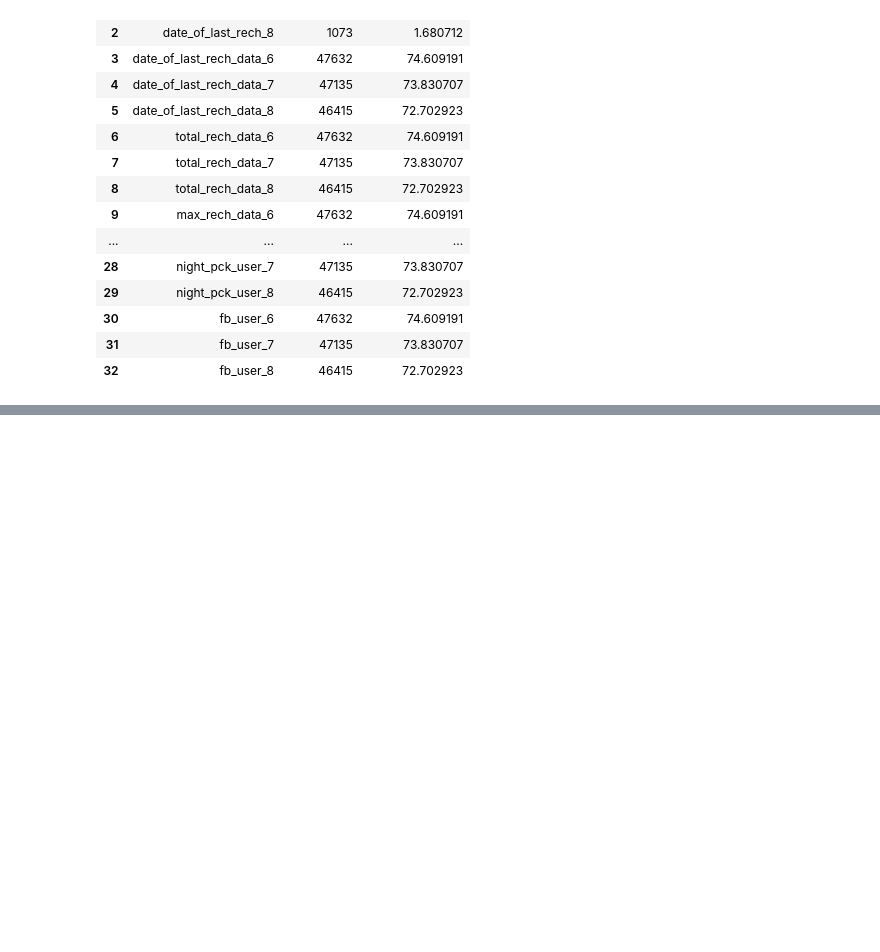
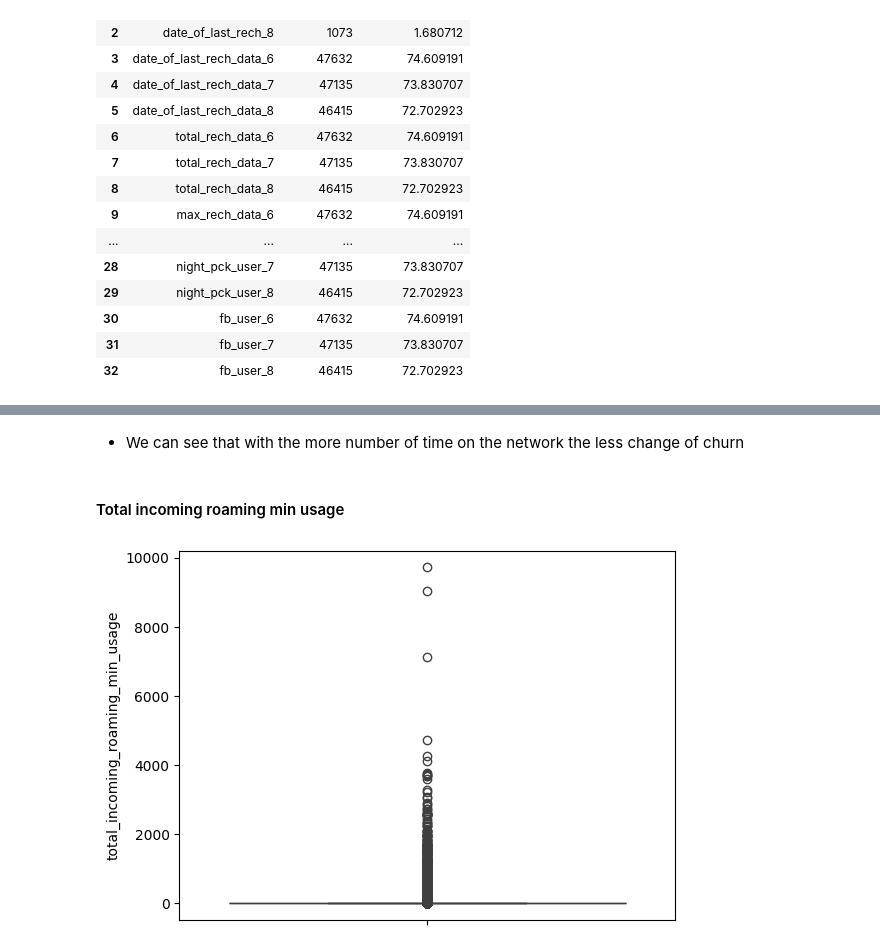
Before and after one commit to abhinav-mane/TelecomChurnCaseStudy_Hackathon, a Jupyter notebook: Customer_Churn_Prediction.ipynb, the cells around one changed output, grey strips where cells are left out. Drawn from its saved outputs; the diff is of its cells as text; code cells hidden in the pictures; blank space fills up the shorter version.

```diff
--- a/Customer_Churn_Prediction.ipynb
+++ b/Customer_Churn_Prediction.ipynb
@@ -260,0 +669,9 @@ null_values_df(data)
+# %% [markdown]
+- We can see that with the more number of time on the network the less change of churn
+# %% [markdown]
+#### Total incoming roaming min usage
+# %%
+sns.boxplot(eda_df['total_incoming_roaming_min_usage'])
+plt.show()
+# %% [output]
+[figure, added]
```
Also changed, not shown: parts of 153 cells of this notebook, 1 other file.
